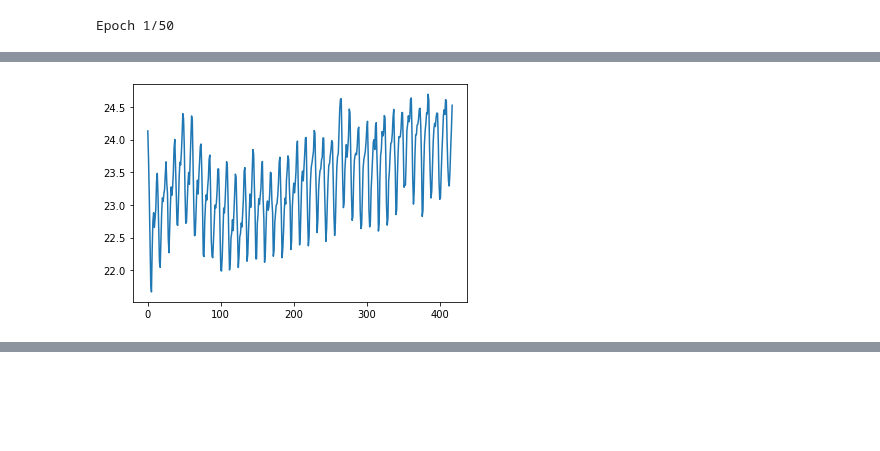
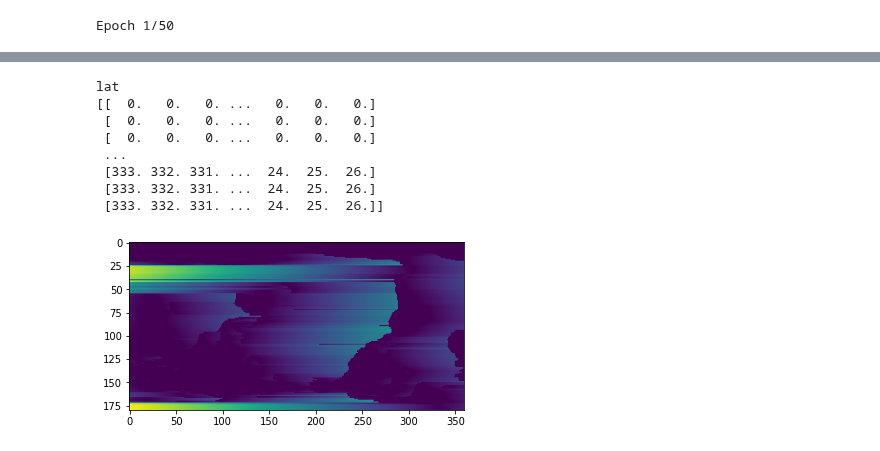
Before and after one commit to sk981102/ocean_co2, a Jupyter notebook: notebooks/deep_learning/018_convlstm_exp.ipynb, the cells around one changed output, grey strips where cells are left out. Cells and saved outputs as stored; diff of their text form; code cells hidden in the pictures; blank space fills up the shorter version.

```diff
--- a/notebooks/deep_learning/018_convlstm_exp.ipynb
+++ b/notebooks/deep_learning/018_convlstm_exp.ipynb
@@ -217,14 +215,12 @@ plt.show()
 rmses = []
 
 for i in range(418):
-    rmse = np.sqrt(np.mean((pred[i][1]-y[i][1])**2))
+    rmse = np.sqrt(np.mean((y_pred[i][1]-y_true[i][1])**2))
     rmses.append(rmse)
 
 plt.plot(rmses)
 
 plt.savefig('../../assets/nfp-overtime-exp.png')
-# %% [output]
-[figure, removed]
 # %%
 #create gif
 
@@ -265,3 +261,24 @@ with imageio.get_writer('../../assets/cnn-lstm-exp.gif', mode='I') as writer:
 # Remove files
 for filename in set(filenames):
     os.remove(filename)
+# %%
+import os
+import sys
+import pandas as pd
+import numpy as np
+from matplotlib import pyplot as plt
+
+sys.path.insert(0, '../../src')
+
+from distance import coastline_dist_lat, coastline_dist_lon
+from utils import df_to_xarray,read_xarray
+
+dir_name = "../../data/data1"
+chl,mld,sss,sst,u10,xco2,icefrac,patm,pco2t2 = read_xarray(dir_name)
+
+lat=coastline_dist_lat(pco2t2.pCO2.data[0])
+print("lat")
+print(lat)
+plt.imshow(lat)
+plt.show()
+# %% [output]
@@ -267,0 +289,9 @@ for filename in set(filenames):
+lat
+[[  0.   0.   0. ...   0.   0.   0.]
+ [  0.   0.   0. ...   0.   0.   0.]
+ [  0.   0.   0. ...   0.   0.   0.]
+ ...
+ [333. 332. 331. ...  24.  25.  26.]
+ [333. 332. 331. ...  24.  25.  26.]
+ [333. 332. 331. ...  24.  25.  26.]]
+[figure, added]
```
Also changed, not shown: parts of 8 cells of this notebook, 13 other files.
